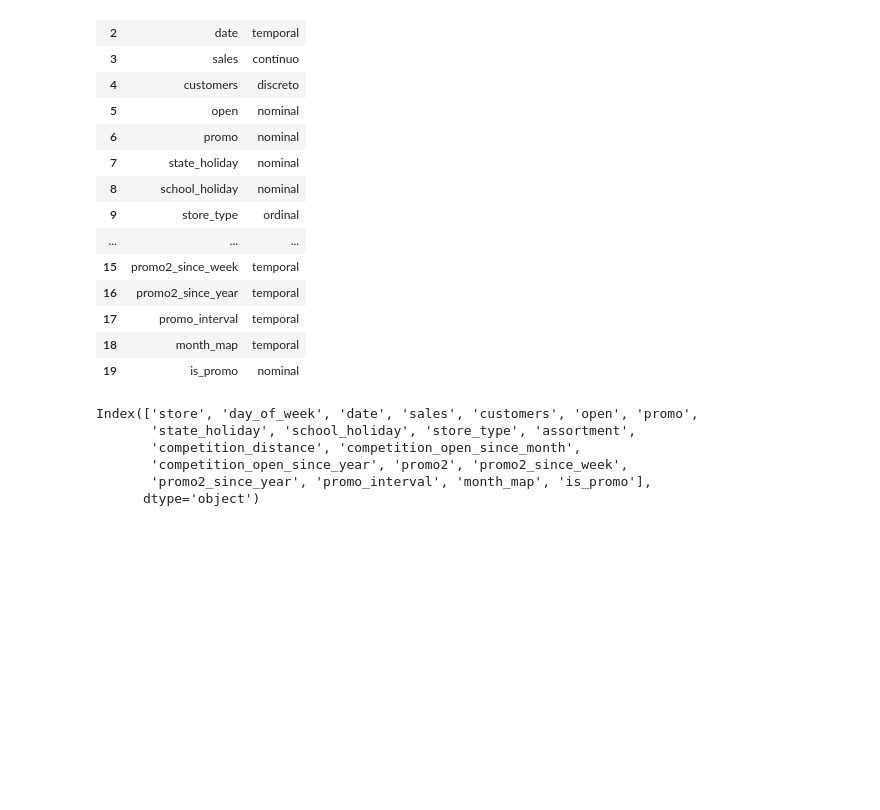
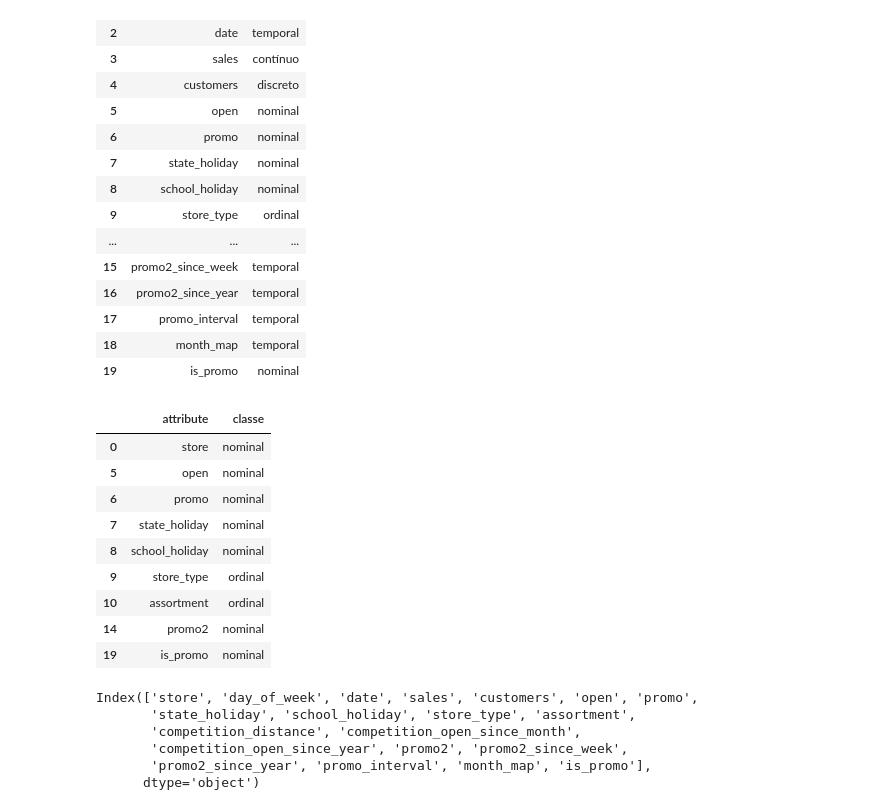
Before and after one commit to ricardosilvabr/rossmann-predict-sales, a Jupyter notebook: notebooks/v1_store_sales_prediction.ipynb, the cells around one changed output. Cells and saved outputs as stored; diff of their text form; code cells hidden in the pictures; blank space fills up the shorter version.

```diff
--- a/notebooks/v1_store_sales_prediction.ipynb
+++ b/notebooks/v1_store_sales_prediction.ipynb
@@ -299,6 +299,22 @@ df_dict
 | 17 | promo_interval | temporal |
 | 18 | month_map | temporal |
 | 19 | is_promo | nominal |
+# %%
+cat_class = ['nominal', 'ordinal']
+cat_dict = df_dict[df_dict.classe.isin(cat_class)]
+cat_list = list(df_dict[df_dict.classe.isin(cat_class)]['attribute'])
+cat_dict
+# %% [output]
+|  | attribute | classe |
+| 0 | store | nominal |
+| 5 | open | nominal |
+| 6 | promo | nominal |
+| 7 | state_holiday | nominal |
+| 8 | school_holiday | nominal |
+| 9 | store_type | ordinal |
+| 10 | assortment | ordinal |
+| 14 | promo2 | nominal |
+| 19 | is_promo | nominal |
 # %%
 df1.columns
 # %% [output]
```
Also changed, not shown: parts of 3 cells of this notebook, 1 other file.
